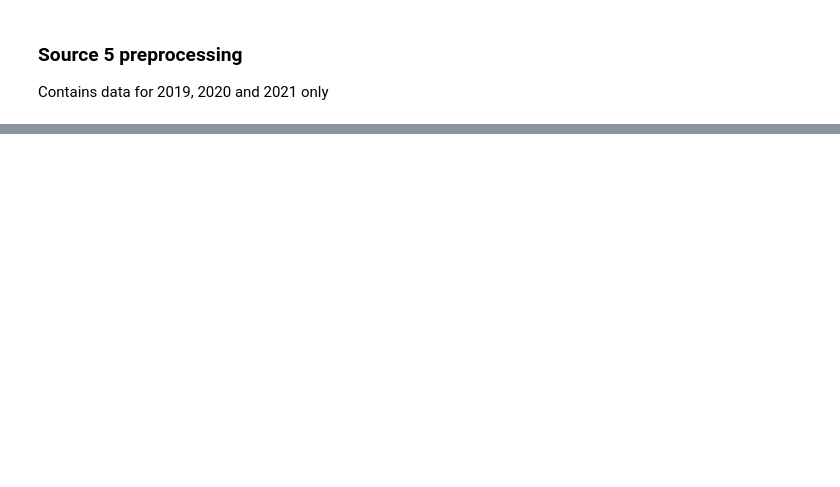
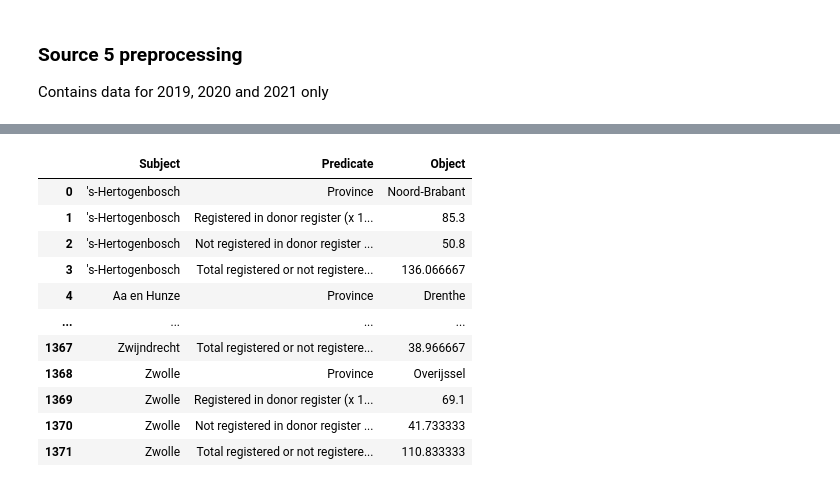
Before and after one commit to reikichan/2AMD20, a Jupyter notebook: preprocessing.ipynb, the cells around one changed output, grey strips where cells are left out. Saved outputs shown, nothing was run; the diff lists cells and outputs as text; code cells hidden in the pictures; blank space fills up the shorter version.

Commit message:
file now contains longformat for every source

```diff
--- a/preprocessing.ipynb
+++ b/preprocessing.ipynb
@@ -478,0 +428,93 @@ spo_11
+# %%
+source_number = 6
+source_folder_path = f"data/Source_{source_number}"
+
+# Pandas sanity check, open the just created file
+source_6 = pd.read_csv(f"{source_folder_path}/Source_{source_number}_full_converted_raw.csv")
+
+# remove "" from column names and string values
+source_6.columns = source_6.columns.str[1:]
+source_6.columns = source_6.columns.str[:-1]
+source_6["Regio's"] = source_6["Regio's"].str[1:]
+source_6["Regio's"] = source_6["Regio's"].str[:-1]
+source_6["Perioden"] = source_6["Perioden"].str[1:]
+source_6["Perioden"] = source_6["Perioden"].str[:-1]
+source_6['Donorregistratie'] = source_6['Donorregistratie'].str[1:]
+source_6['Donorregistratie'] = source_6['Donorregistratie'].str[:-1]
+
+# remove * char from 2021
+source_6["Perioden"] = source_6["Perioden"].str.replace("*","")
+
+# rename column for merging
+source_6.rename(columns={"Regio's": "Gemeentenaam"}, inplace = True)
+
+# to check
+# source_6.count()
+
+# merge
+merged_source_6 = pd.merge(df_final, source_6, on = "Gemeentenaam", how='right')
+
+# inspect rows where province is null
+merged_source_6[merged_source_6["Provincienaam"].isnull()]
+
+# drop rows where province is nan
+merged_source_6 = merged_source_6[merged_source_6["Provincienaam"].notnull()]
+
+# replace , with . in strings that are supposed to be numbers
+# then convert those columns to numeric
+
+# get the non-numeric columns, except the first 4
+columns_to_convert = merged_source_6.select_dtypes(exclude=[np.number]).iloc[:,4:]
+# convert
+for column in columns_to_convert:
+    merged_source_6[column] = merged_source_6[column].str.replace(',','.')
+    merged_source_6[column] = pd.to_numeric(merged_source_6[column])
+
+# find the mean for for all years
+condition = merged_source_6.groupby(['Gemeentenaam', 'Provincienaam', 'Donorregistratie'])
+merged_source_6 = condition.mean('Donorregister, vastgelegde keuze (x 1 000)').reset_index()
+
+# Translate
+merged_source_6.columns = ['Municipality', 'Province', 'Donor registration', 'Donor register, fixed choice (x 1,000)']
+merged_source_6["Donor registration"].replace({"Geregistreerd in donorregister": "Registered in donor register", "Niet geregistreerd in donorregister": "Not registered in donor register", "Totaal wel of niet geregistreerd":"Total registered or not registered"}, inplace=True)
+
+# subject-predicate-object format
+s6_dict = {'Subject':[] , 'Predicate': [], 'Object': []}
+
+subjects = merged_source_6['Municipality'].unique()
+predicates = [list(merged_source_6.columns)[1]]
+for item in list(merged_source_6['Donor registration'].unique()):
+    predicates.append(item)
+
+for subject in subjects:
+    s6_dict['Subject'].append(subject)
+    s6_dict['Predicate'].append(predicates[0])
+    s6_dict['Object'].append(merged_source_6[merged_source_6['Municipality']==subject]['Province'].unique()[0])
+
+    for pedictate in predicates[1:]:
+        s6_dict['Subject'].append(subject)
+        s6_dict['Predicate'].append(pedictate)
+        intermediate = merged_source_6[merged_source_6['Municipality']==subject]
+        value = intermediate[intermediate['Donor registration']==pedictate]['Donor register, fixed choice (x 1,000)']
+        s6_dict['Object'].append(float(value))
+
+spo_6 = pd.DataFrame(data=s6_dict)
+donor_ids = np.where(spo_6['Predicate']!='Province')
+
+for donor_id in donor_ids:
+    spo_6['Predicate'][donor_id] = spo_6['Predicate'][donor_id] + ' (x 1000)'
+
+spo_6
+# %% [output]
+|  | Subject | Predicate | Object |
+| 0 | 's-Hertogenbosch | Province | Noord-Brabant |
+| 1 | 's-Hertogenbosch | Registered in donor register (x 1... | 85.3 |
+| 2 | 's-Hertogenbosch | Not registered in donor register ... | 50.8 |
+| 3 | 's-Hertogenbosch | Total registered or not registere... | 136.066667 |
+| 4 | Aa en Hunze | Province | Drenthe |
+| ... | ... | ... | ... |
+| 1367 | Zwijndrecht | Total registered or not registere... | 38.966667 |
+| 1368 | Zwolle | Province | Overijssel |
+| 1369 | Zwolle | Registered in donor register (x 1... | 69.1 |
+| 1370 | Zwolle | Not registered in donor register ... | 41.733333 |
+| 1371 | Zwolle | Total registered or not registere... | 110.833333 |
```
Also changed, not shown: parts of 26 cells of this notebook.
